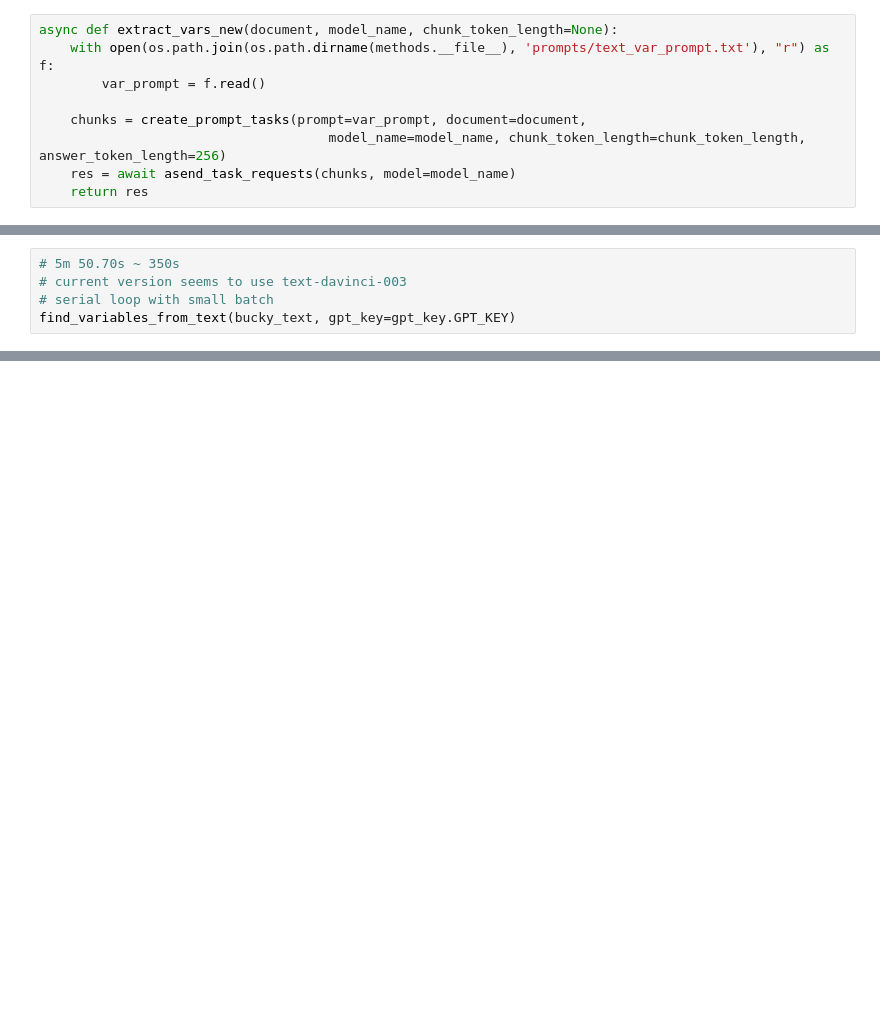
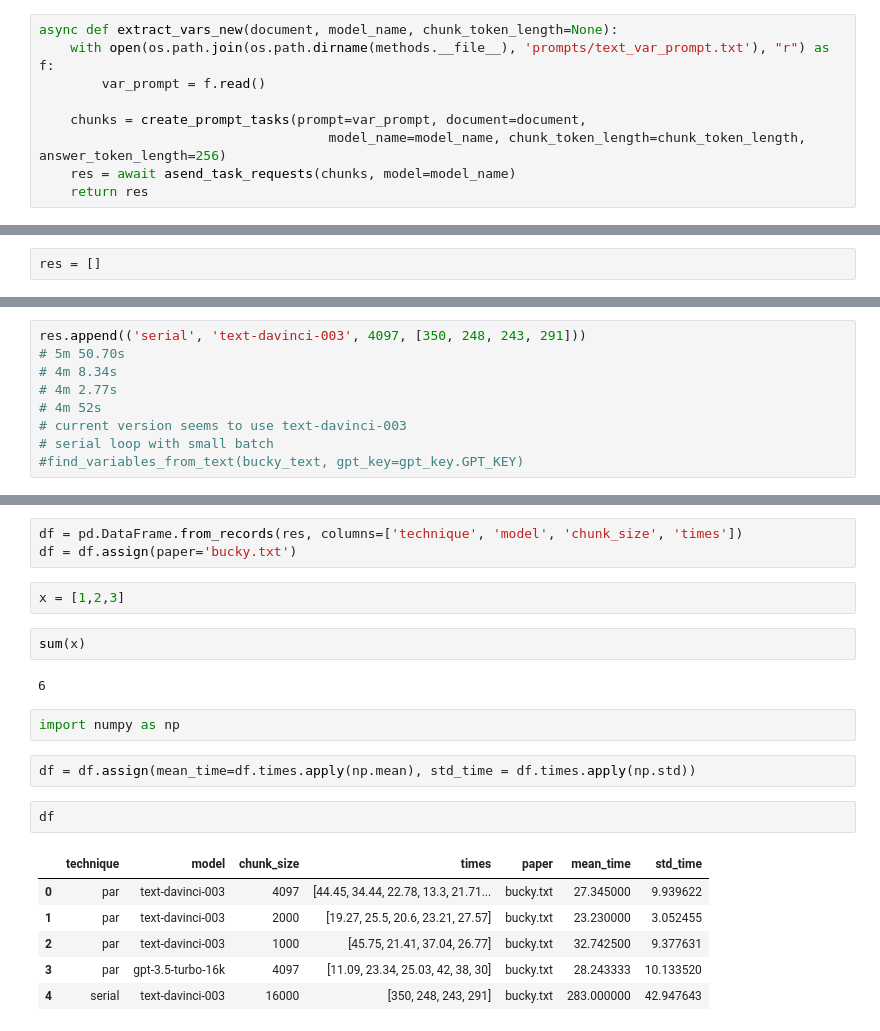
Before and after one commit to mikecafarella/mitaskem, a Jupyter notebook: demos/extract_vars_example.ipynb, the cells around one changed output, grey strips where cells are left out. Drawn from its saved outputs; the diff is of its cells as text; blank space fills up the shorter version.

```diff
--- a/demos/extract_vars_example.ipynb
+++ b/demos/extract_vars_example.ipynb
@@ -43,0 +98,2 @@ async def extract_vars_new(document, model_name, chunk_token_length=None):
+# %%
+res = []
@@ -131,5 +125,9 @@ import gpt_key
 # %%
-# 5m 50.70s ~ 350s
+res.append(('serial', 'text-davinci-003', 4097, [350, 248, 243, 291]))
+# 5m 50.70s
+# 4m 8.34s
+# 4m 2.77s
+# 4m 52s
 # current version seems to use text-davinci-003
 # serial loop with small batch
-find_variables_from_text(bucky_text, gpt_key=gpt_key.GPT_KEY)
+#find_variables_from_text(bucky_text, gpt_key=gpt_key.GPT_KEY)
@@ -153,0 +136,22 @@ find_variables_from_text(bucky_text, gpt_key=gpt_key.GPT_KEY)
+# %%
+df = pd.DataFrame.from_records(res, columns=['technique', 'model', 'chunk_size', 'times'])
+df = df.assign(paper='bucky.txt')
+# %%
+x = [1,2,3]
+# %%
+sum(x)
+# %% [output]
+6
+# %%
+import numpy as np
+# %%
+df = df.assign(mean_time=df.times.apply(np.mean), std_time = df.times.apply(np.std))
+# %%
+df
+# %% [output]
+|  | technique | model | chunk_size | times | paper | mean_time | std_time |
+| 0 | par | text-davinci-003 | 4097 | [44.45, 34.44, 22.78, 13.3, 21.71... | bucky.txt | 27.345000 | 9.939622 |
+| 1 | par | text-davinci-003 | 2000 | [19.27, 25.5, 20.6, 23.21, 27.57] | bucky.txt | 23.230000 | 3.052455 |
+| 2 | par | text-davinci-003 | 1000 | [45.75, 21.41, 37.04, 26.77] | bucky.txt | 32.742500 | 9.377631 |
+| 3 | par | gpt-3.5-turbo-16k | 4097 | [11.09, 23.34, 25.03, 42, 38, 30] | bucky.txt | 28.243333 | 10.133520 |
+| 4 | serial | text-davinci-003 | 16000 | [350, 248, 243, 291] | bucky.txt | 283.000000 | 42.947643 |
```
Also changed, not shown: parts of 20 cells of this notebook, 2 other files.
